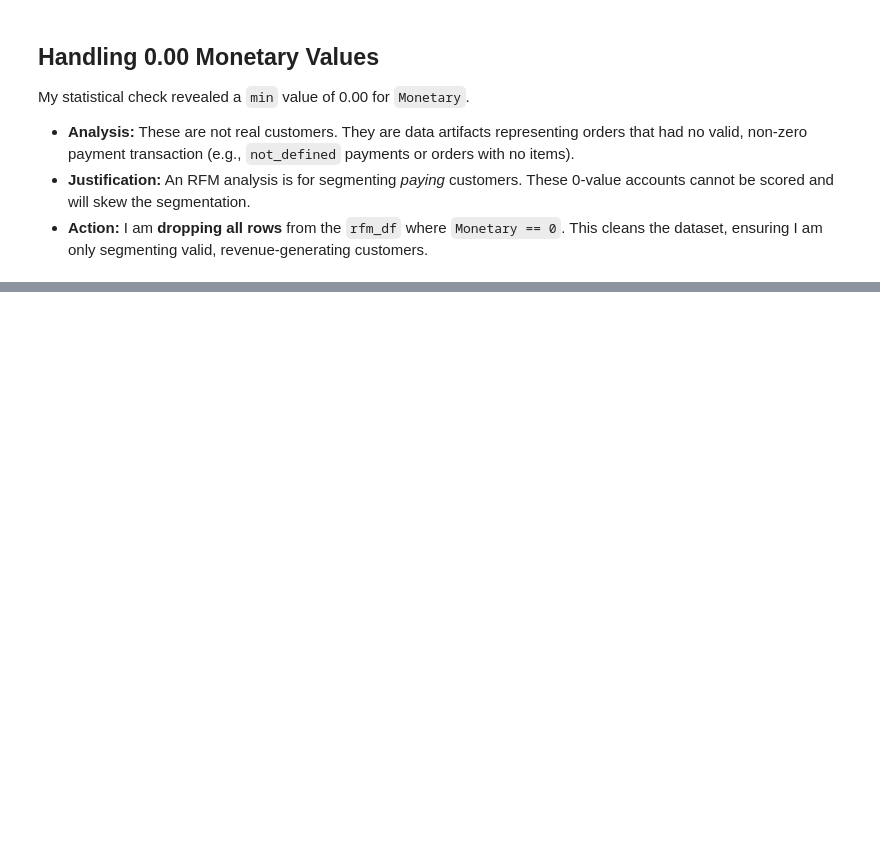
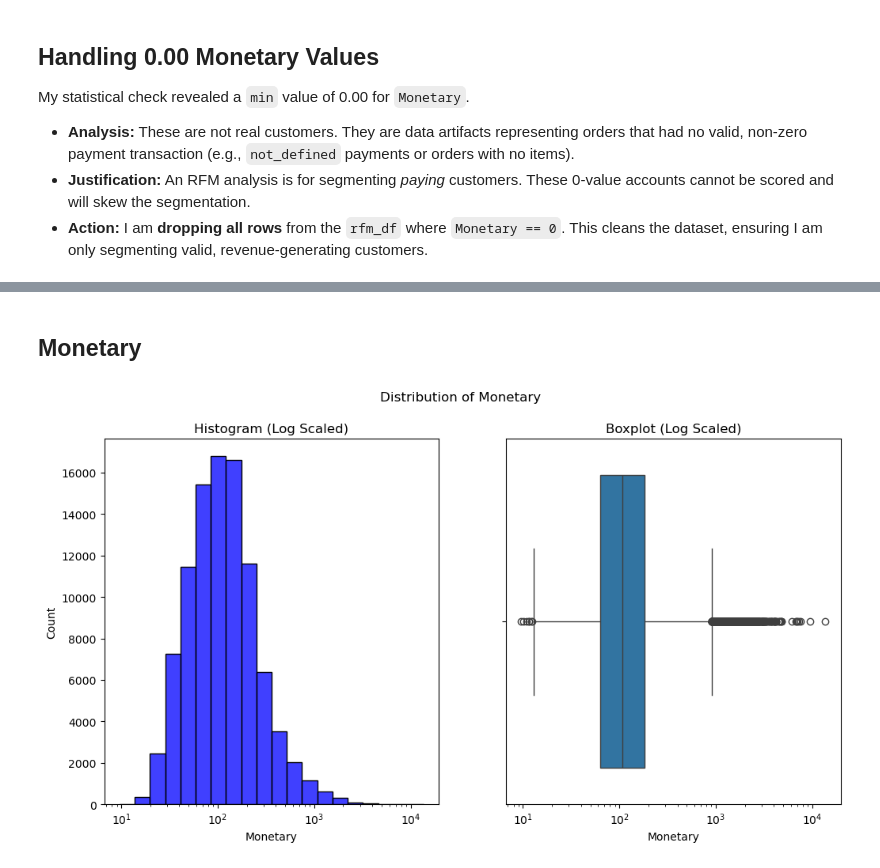
Before and after one commit to zeeshan-akram-ds/Olist-ECommerce-Analysis, a Jupyter notebook: notebooks/03_RFM_Analysis.ipynb, the cells around one changed output, grey strips where cells are left out. Drawn from its saved outputs; the diff is of its cells as text; code cells hidden in the pictures; blank space fills up the shorter version.

```diff
--- a/notebooks/03_RFM_Analysis.ipynb
+++ b/notebooks/03_RFM_Analysis.ipynb
@@ -163,0 +206,16 @@ rfm_df = rfm_df[~(rfm_df['Monetary'] == 0)]
+# %% [markdown]
+## Monetary
+# %%
+fig, axes = plt.subplots(1, 2, figsize=(12,6))
+
+# histogram
+sns.histplot(data=rfm_df, x='Monetary', log_scale=True, color='blue', ax=axes[0], bins=20)
+axes[0].set_title("Histogram (Log Scaled)")
+
+# boxplot
+sns.boxplot(data=rfm_df, x='Monetary', log_scale=True, ax=axes[1])
+axes[1].set_title("Boxplot (Log Scaled)")
+fig.suptitle("Distribution of Monetary")
+plt.show()
+# %% [output]
+[figure, added]
```
Also changed, not shown: parts of 7 cells of this notebook.
